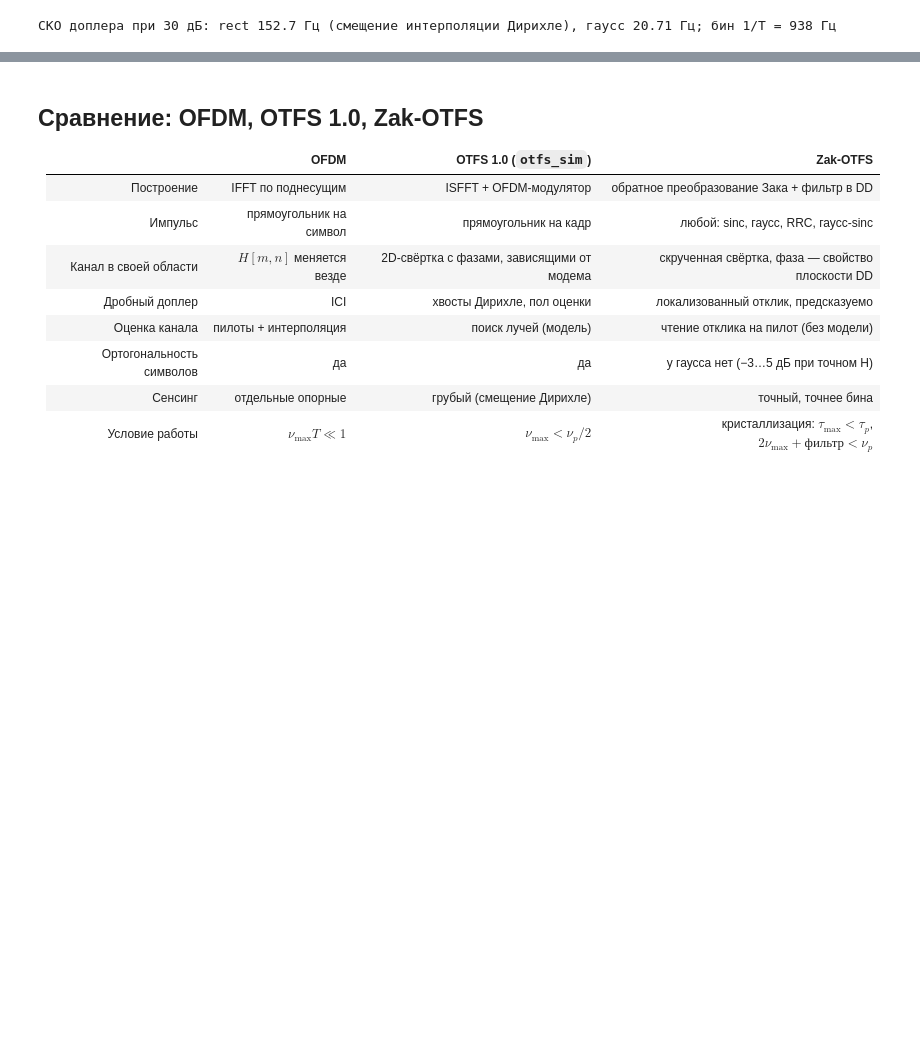
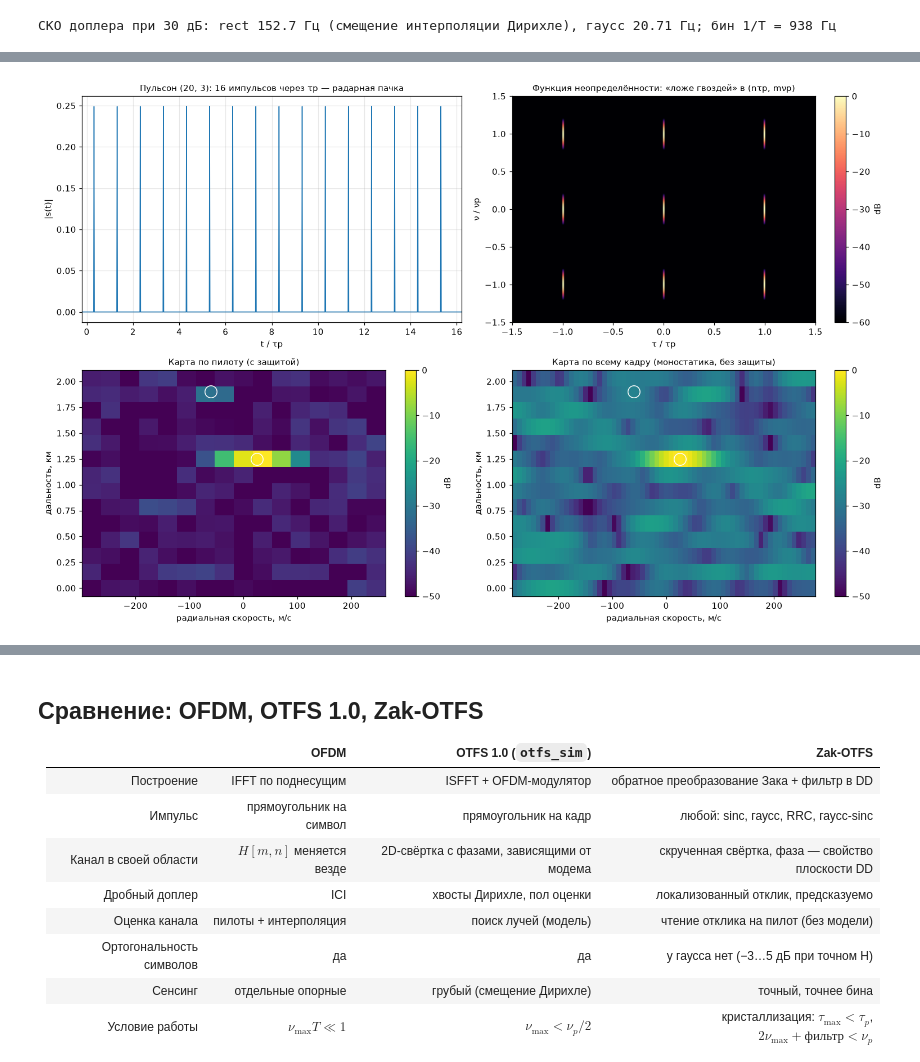
Before and after one commit to arsatyants/dsp-notebooks, a Jupyter notebook: notebooks/zak_sim.ipynb, the cells around one changed output, grey strips where cells are left out. Saved outputs shown, nothing was run; the diff lists cells and outputs as text; code cells hidden in the pictures; blank space fills up the shorter version.

Commit message:
zak_sim: radar section (pulse-Doppler view, bed-of-nails ambiguity, pilot vs whole-frame range-Doppler map); fix KaTeX \max subscripts
Co-Authored-By: Claude Opus 5.5 <noreply@anthropic.com>

```diff
--- a/notebooks/zak_sim.ipynb
+++ b/notebooks/zak_sim.ipynb
@@ -422,0 +442,87 @@ print(f"СКО доплера при 30 дБ: rect {rm['rect'][-1]/T:.1f} Гц (
+# %%
+LAM = 3e8 / (FC_GHZ * 1e9)
+# (а) пульсон во времени = пачка импульсов с периодом τp; (б) DZT = FFT по «медленному времени»
+k0, l0 = 20, 3
+P1 = np.zeros((M, N), complex); P1[k0, l0] = 1
+s_rect = tx(P1, windows("rect")[0])
+yy = crandn(MN, rng); y_emb = np.zeros(len(NABS), complex); y_emb[(NABS >= 0) & (NABS < MN)] = yy
+dzt_vs_slow = np.abs(dzt(y_emb) - np.fft.fft(yy.reshape(N, M), axis=0).T / np.sqrt(N)).max()
+
+# (в) функция неопределённости пульсона (гауссово окно): «ложе гвоздей»
+s_g = tx(P1, windows("gauss")[0])
+dg = np.arange(-3 * M // 2, 3 * M // 2 + 1); nug = np.linspace(-1.5, 1.5, 241) * NU_P
+E = np.exp(-2j * np.pi * np.outer(NABS, nug) / FS)
+prod = np.array([np.roll(s_g, -d) * s_g.conj() * (((NABS + d) >= NABS[0]) & ((NABS + d) <= NABS[-1])) for d in dg])
+AF = np.abs(prod @ E); AF /= AF.max()
+near = (np.abs(((dg[:, None] + M / 2) % M) - M / 2) <= 2) & (np.abs(((nug[None] / NU_P * N + N / 2) % N) - N / 2) <= 3)
+off_db = 20 * np.log10(AF[~near].max())
+nail = lambda n, m: AF[np.argmin(np.abs(dg - n * M)), np.argmin(np.abs(nug - m * NU_P))]
+
+# (г) моностатический радар: эхо от двух целей, кадр Zak-OTFS с данными
+TGT = [(1.0, 1250, 25), (10 ** (-30 / 20), 1900, -60)]      # (амплитуда, дальность м, радиальная скорость м/с)
+paths_r = [(a * np.exp(2j * np.pi * rng.uniform()), int(round(2 * R / 3e8 * FS)), 2 * v / LAM) for a, R, v in TGT]
+D_MAX = 13; kpr, lpr = M // 2, N // 2
+G = np.zeros((M, N), bool); G[kpr - D_MAX - 2:kpr + D_MAX + 3] = True    # защита ±D_MAX: данные выше и ниже окна чтения затекают в него с задержкой цели
+_, xd = qpsk_bits(1, MN, rng); Xd = xd.reshape(M, N)
+Xp = np.where(G, 0, Xd); Xp[kpr, lpr] = np.sqrt(G.sum())                 # пилот забирает энергию защитной зоны
+gt, gr = windows("gauss")
+SNR_R = 20
+
+def echo(X, snr):
+    s = tx(X, gt); return s, channel(s, paths_r) + np.sqrt(10 ** (-snr / 10)) * crandn(len(NABS), rng)
+
+def map_pilot(r):
+    Y = rx(r, gr); dd = np.arange(D_MAX + 1)[:, None]; qq = np.arange(-N // 2, N // 2)[None]
+    return np.abs(qp(Y, kpr + dd, lpr + qq))
+
+nu_f = np.linspace(-0.5, 0.5, 4 * N, endpoint=False) * NU_P
+Ef = np.exp(-2j * np.pi * np.outer(NABS, nu_f) / FS)
+def map_full(s, r):
+    """взаимная функция неопределённости эха и всего переданного кадра (моностатика знает данные)"""
+    return np.abs(np.array([r * np.roll(s, d).conj() * (NABS - d >= NABS[0]) for d in range(D_MAX + 1)]) @ Ef)
+
+def floor_db(mp, cells):
+    m = np.ones(mp.shape, bool)
+    for d, c in cells: m[max(0, d - 1):d + 2] = False
+    return 20 * np.log10(np.percentile(mp[m], 99) / mp.max())
+
+sP, rP = echo(Xp, SNR_R); mapP = map_pilot(rP)
+sD, rD = echo(Xd, SNR_R); mapD = map_full(sD, rD)
+
+fig, ax = plt.subplots(2, 2, figsize=(14, 9))
+ax[0, 0].plot(NABS / M, np.abs(s_rect), "C0", lw=1)
+ax[0, 0].set_xlim(-0.2, N + 0.2); ax[0, 0].set_xlabel("t / τp"); ax[0, 0].set_ylabel("|s(t)|")
+ax[0, 0].set_title(f"Пульсон ({k0}, {l0}): {N} импульсов через τp — радарная пачка", fontsize=10)
+im = ax[0, 1].imshow(20 * np.log10(AF.T + 1e-6), origin="lower", aspect="auto", cmap="magma", vmin=-60, vmax=0,
+                     extent=[dg[0] / M, dg[-1] / M, nug[0] / NU_P, nug[-1] / NU_P]); ax[0, 1].grid(False)
+ax[0, 1].set_xlabel("τ / τp"); ax[0, 1].set_ylabel("ν / νp"); plt.colorbar(im, ax=ax[0, 1], label="dB")
+ax[0, 1].set_title("Функция неопределённости: «ложе гвоздей» в (nτp, mνp)", fontsize=10)
+for a_, mp, ttl, xs in ((ax[1, 0], mapP, "Карта по пилоту (с защитой)", np.arange(-N // 2, N // 2) / T),
+                        (ax[1, 1], mapD, "Карта по всему кадру (моностатика, без защиты)", nu_f)):
+    dx, dr = (xs[1] - xs[0]) * LAM / 2, 3e8 / (2 * FS) / 1e3
+    im = a_.imshow(20 * np.log10(mp / mp.max() + 1e-6), origin="lower", aspect="auto", cmap="viridis", vmin=-50, vmax=0,
+                   extent=[xs[0] * LAM / 2 - dx / 2, xs[-1] * LAM / 2 + dx / 2, -dr / 2, (D_MAX + 0.5) * dr]); a_.grid(False)
+    for (amp, R, v) in TGT: a_.plot(v, R / 1e3, "wo", mfc="none", ms=14, mew=1)
+    a_.set_xlabel("радиальная скорость, м/с"); a_.set_ylabel("дальность, км"); plt.colorbar(im, ax=a_, label="dB")
+    a_.set_title(ttl, fontsize=10)
+plt.tight_layout(); plt.show()
+
+print(f"DZT кадра = FFT по медленному времени (номеру импульса): max разница {dzt_vs_slow:.1e}")
+print(f"«Гвозди» (0,0), (τp,0), (0,νp), (τp,νp): {nail(0,0):.2f}, {nail(1,0):.2f}, {nail(0,1):.2f}, {nail(1,1):.2f}; вне решётки max {off_db:.0f} дБ")
+print(f"Однозначность: дальность cτp/2 = {3e8*TAU_P/2/1e3:.1f} км, скорость ±λνp/4 = ±{LAM*NU_P/4:.0f} м/с; разрешение: дальность c/2B = {3e8/(2*FS):.0f} м, скорость λ/2T = {LAM/(2*T):.1f} м/с")
+for (amp, R, v), (h, d, nu) in zip(TGT, paths_r):
+    row = mapP[d]; i = np.argmax(row); vv = np.log(row[[(i - 1) % N, i, (i + 1) % N]] + 1e-30)
+    q_hat = i - N // 2 + 0.5 * (vv[0] - vv[2]) / (vv[0] - 2 * vv[1] + vv[2])
+    print(f"  цель {20*np.log10(amp):+4.0f} дБ: дальность {R} м → бин {d} ({d*3e8/(2*FS):.0f} м), скорость {v:+} м/с → оценка по пилоту {q_hat/T*LAM/2:+.1f} м/с")
+cells = [(d, 0) for _, d, _ in paths_r]
+print(f"Фон карты (99-й перцентиль вне целей) при SNR {SNR_R} дБ: по пилоту {floor_db(mapP, cells):.0f} дБ, по всему кадру {floor_db(mapD, cells):.0f} дБ (боковые лепестки случайных данных ≈ −10·lg MN = {-10*np.log10(MN):.0f} дБ)")
+for snr in (-15, 0, 20):
+    fp, fd = [], []
+    for _ in range(20):                                        # усреднение по шуму и данным
+        _, xr = qpsk_bits(1, MN, rng); Xd_ = xr.reshape(M, N); Xp_ = np.where(G, 0, Xd_); Xp_[kpr, lpr] = np.sqrt(G.sum())
+        _, rp = echo(Xp_, snr); sd_, rd = echo(Xd_, snr)
+        fp.append(-floor_db(map_pilot(rp), cells)); fd.append(-floor_db(map_full(sd_, rd), cells))
+    print(f"  SNR {snr:+3d} дБ: пик сильной цели над фоном (среднее по 20 кадрам) — пилот {np.mean(fp):.1f} дБ, весь кадр {np.mean(fd):.1f} дБ")
+print(f"Цена защиты для дальности до {D_MAX*3e8/(2*FS)/1e3:.1f} км: {G.sum()} из {MN} ячеек = {G.mean():.0%} кадра")
+# %% [output]
+[figure, added]
```
Also changed, not shown: parts of 3 cells of this notebook, 2 other files.
